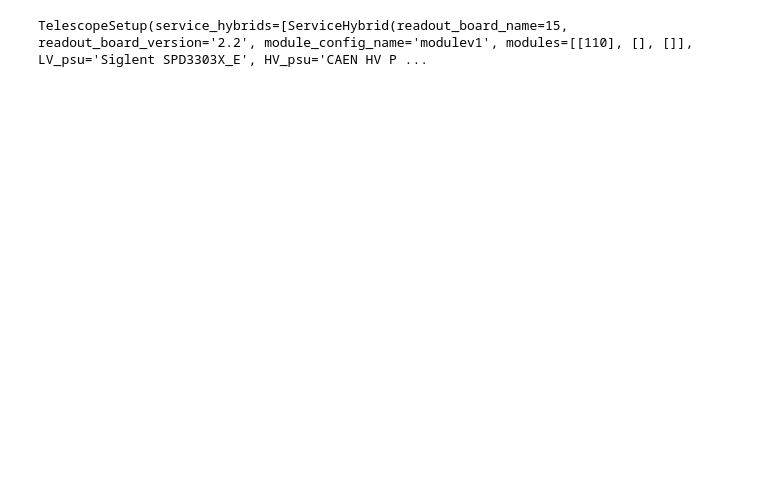
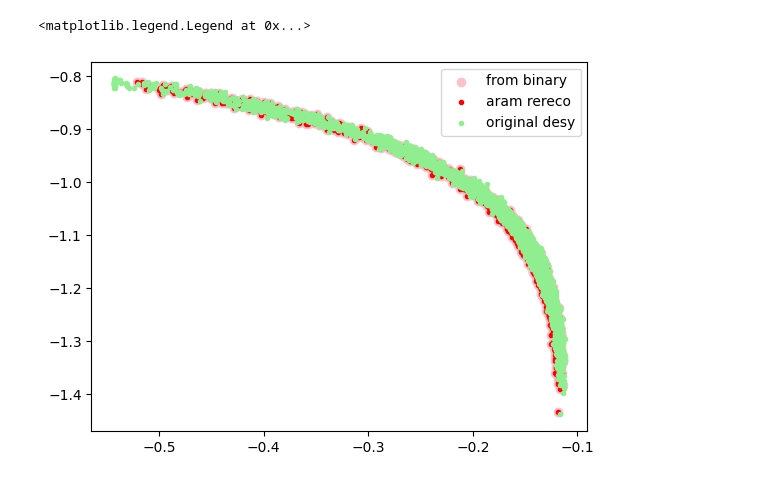
Before and after one commit to leonardolanteri/ETL_TestingDAQ, a Jupyter notebook: notebooks/osc_trc_qa_prototyping.ipynb, the cells around one changed output. Cells and saved outputs as stored; diff of their text form; code cells hidden in the pictures; blank space fills up the shorter version.

```diff
--- a/notebooks/osc_trc_qa_prototyping.ipynb
+++ b/notebooks/osc_trc_qa_prototyping.ipynb
@@ -93,4 +19,0 @@ tb_run = TBConfig.Config.model_validate(data)
-# %%
-tb_run.telescope_setup
-# %% [output]
-TelescopeSetup(service_hybrids=[ServiceHybrid(readout_board_name=15, readout_board_version='2.2', module_config_name='modulev1', modules=[[110], [], []], LV_psu='Siglent SPD3303X_E', HV_psu='CAEN HV P ...
@@ -96,0 +24,36 @@ TelescopeSetup(service_hybrids=[ServiceHybrid(readout_board_name=15, readout_boa
+# %%
+import awkward as ak
+nanoseconds, scaled_volts = mcp_fit.MCPSignalScaler.normalize(
+    pulse.x * 1e9,
+    pulse.y,
+    # signal_saturation_level=pulse.minVerticalValue+0.01
+)
+# i_event = 8
+# for i in range(i_event, i_event+1000):
+#     n, sv = nanoseconds[i], scaled_volts[i]
+#     window = (n < 3) & (n>-2)
+#     plt.scatter(n[window], sv[window], marker='.')
+#     plt.axvline(0)
+
+peak_times, mcp_amplitude = mcp_fit.MCPSignalScaler.calc_mcp_peaks(nanoseconds, pulse.y)
+mcp_timestamps = mcp_fit.linear_interpolation(nanoseconds, scaled_volts, peak_times, threshold=0.4)
+# %%
+aram_rereco = uproot.open("~/Downloads/run_2800.root")["pulse"].arrays()
+
+od = uproot.open("/media/etl/ETL_DESY_Backup/Desy_Mar24/LecroyMerged/run_2800.root")["pulse"].arrays()
+
+plt.scatter(mcp_amplitude, mcp_timestamps, label="from binary", color='pink')
+ns, sv = mcp_fit.MCPSignalScaler.normalize(
+    ak.to_numpy(aram_rereco.mcp_seconds)*1e9,
+    ak.to_numpy(aram_rereco.mcp_volts),
+)
+pt, ma = mcp_fit.MCPSignalScaler.calc_mcp_peaks(ns, ak.to_numpy(aram_rereco.mcp_volts))
+mt = mcp_fit.linear_interpolation(ns, sv, pt, threshold=0.4)
+plt.scatter(ma, mt, label="aram rereco", color='red', marker='.')
+
+plt.scatter(od.amp[:,1]/-1000, od.LP2_40[:,1]*1e9, label="original desy", color='lightgreen', marker='.')
+
+plt.legend()
+# %% [output]
+<matplotlib.legend.Legend at 0x...>
+[figure, added]
```
Also changed, not shown: parts of 4 cells of this notebook, 2 other files.
